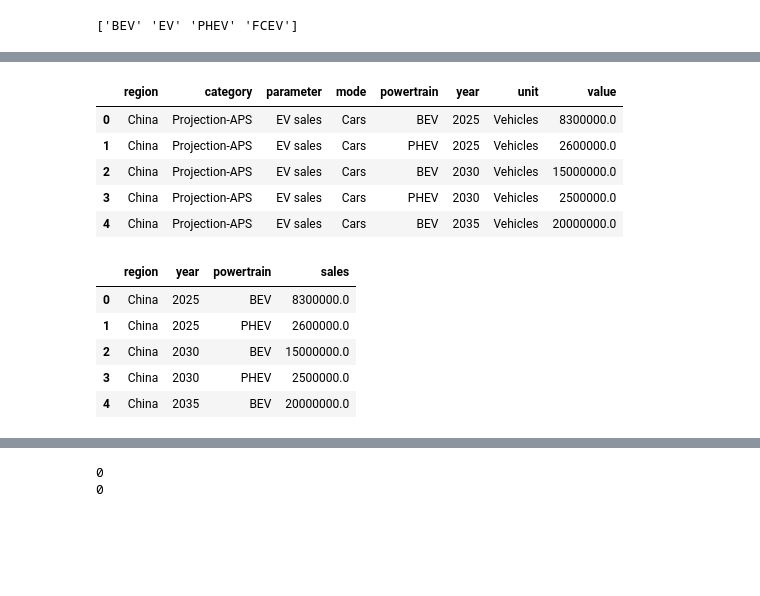
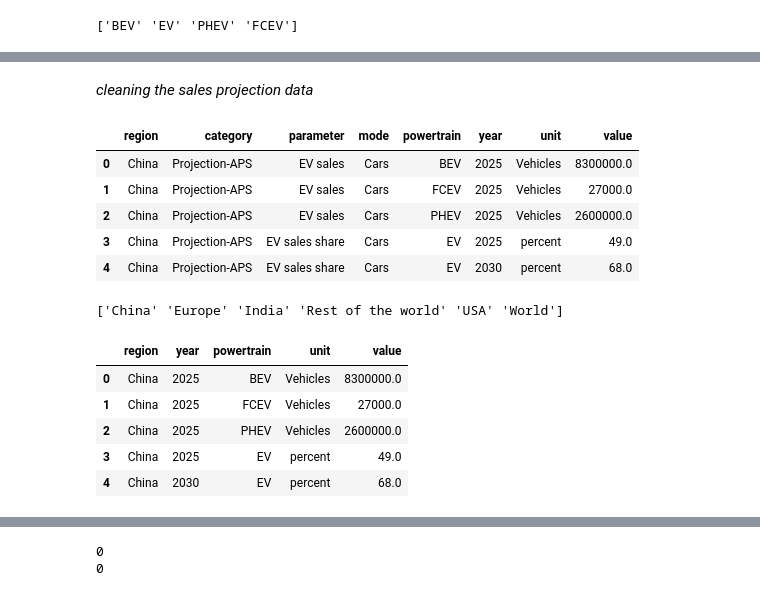
Before and after one commit to Jun-Jiang03/electric-vehicle-analysis, a Jupyter notebook: part_1_data cleaning.ipynb, the cells around one changed output, grey strips where cells are left out. Cells and saved outputs as stored; diff of their text form; code cells hidden in the pictures; blank space fills up the shorter version.

Commit message:
updated the cleaning dataset and store in sqlite

```diff
--- a/part_1_data cleaning.ipynb
+++ b/part_1_data cleaning.ipynb
@@ -87,24 +114,30 @@ df_ev_sales_his.head()
+# %% [markdown]
+*cleaning the sales projection data*
 # %%
-# Filter rows where powertrain is NOT 'FCEV' and project ev sales data and year greater than 2024
-filtered_data_pro = data_pro[(data_pro['powertrain'] != 'FCEV') &
-                             (data_pro['parameter'] == 'EV sales') &
-                             (data_pro['year']>2024)].reset_index(drop=True)
+# Filter rows where project ev sales and sales share data and year greater than 2024
+filtered_data_pro = data_pro[
+    ((data_pro['parameter'] == 'EV sales') | (data_pro['parameter'] == 'EV sales share')) &
+    (data_pro['year'] > 2024)
+].reset_index(drop=True)
+
 filtered_data_pro.head()
 # %% [output]
 |  | region | category | parameter | mode | powertrain | year | unit | value |
 | 0 | China | Projection-APS | EV sales | Cars | BEV | 2025 | Vehicles | 8300000.0 |
-| 1 | China | Projection-APS | EV sales | Cars | PHEV | 2025 | Vehicles | 2600000.0 |
-| 2 | China | Projection-APS | EV sales | Cars | BEV | 2030 | Vehicles | 15000000.0 |
-| 3 | China | Projection-APS | EV sales | Cars | PHEV | 2030 | Vehicles | 2500000.0 |
-| 4 | China | Projection-APS | EV sales | Cars | BEV | 2035 | Vehicles | 20000000.0 |
+| 1 | China | Projection-APS | EV sales | Cars | FCEV | 2025 | Vehicles | 27000.0 |
+| 2 | China | Projection-APS | EV sales | Cars | PHEV | 2025 | Vehicles | 2600000.0 |
+| 3 | China | Projection-APS | EV sales share | Cars | EV | 2025 | percent | 49.0 |
+| 4 | China | Projection-APS | EV sales share | Cars | EV | 2030 | percent | 68.0 |
 # %%
-# Create a ev_sales projection table with selected columns and rename 'value' to 'sales'
-df_ev_sales_pro = filtered_data_pro[['region', 'year', 'powertrain', 'value']].rename(columns={'value': 'sales'})
+# Create a ev_sales projection table with selected columns
+df_ev_sales_pro = filtered_data_pro[['region', 'year', 'powertrain', 'unit', 'value']]
+print(df_ev_sales_pro['region'].unique())
 df_ev_sales_pro.head()
 # %% [output]
+['China' 'Europe' 'India' 'Rest of the world' 'USA' 'World']
-|  | region | year | powertrain | sales |
-| 0 | China | 2025 | BEV | 8300000.0 |
-| 1 | China | 2025 | PHEV | 2600000.0 |
-| 2 | China | 2030 | BEV | 15000000.0 |
-| 3 | China | 2030 | PHEV | 2500000.0 |
-| 4 | China | 2035 | BEV | 20000000.0 |
+|  | region | year | powertrain | unit | value |
+| 0 | China | 2025 | BEV | Vehicles | 8300000.0 |
+| 1 | China | 2025 | FCEV | Vehicles | 27000.0 |
+| 2 | China | 2025 | PHEV | Vehicles | 2600000.0 |
+| 3 | China | 2025 | EV | percent | 49.0 |
+| 4 | China | 2030 | EV | percent | 68.0 |
```
Also changed, not shown: parts of 8 cells of this notebook, 10 other files.
